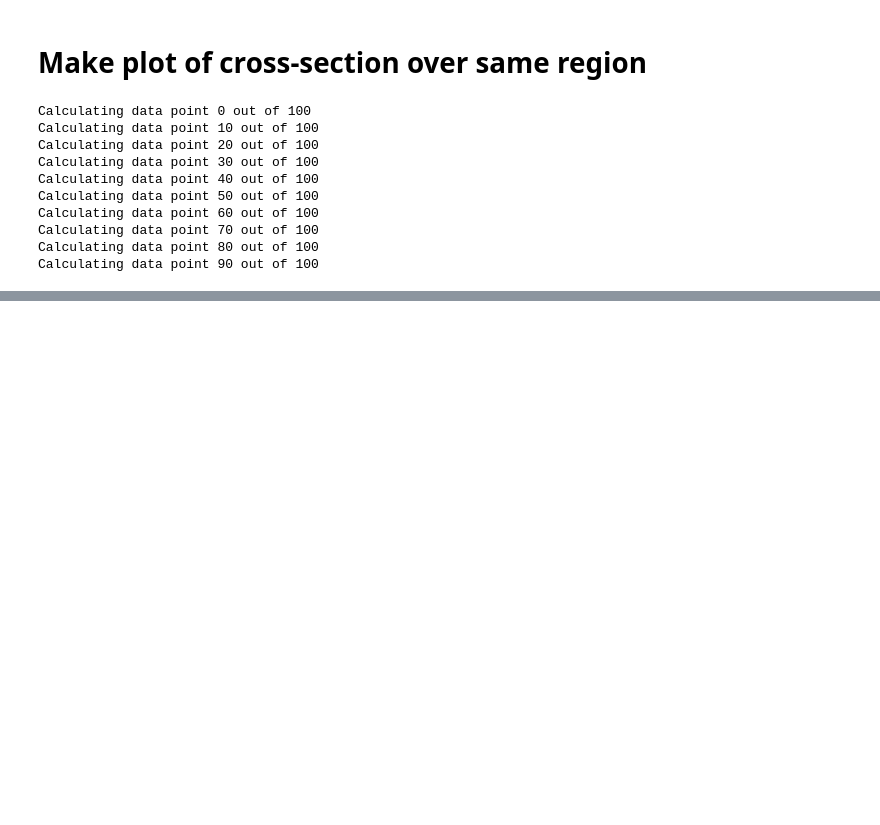
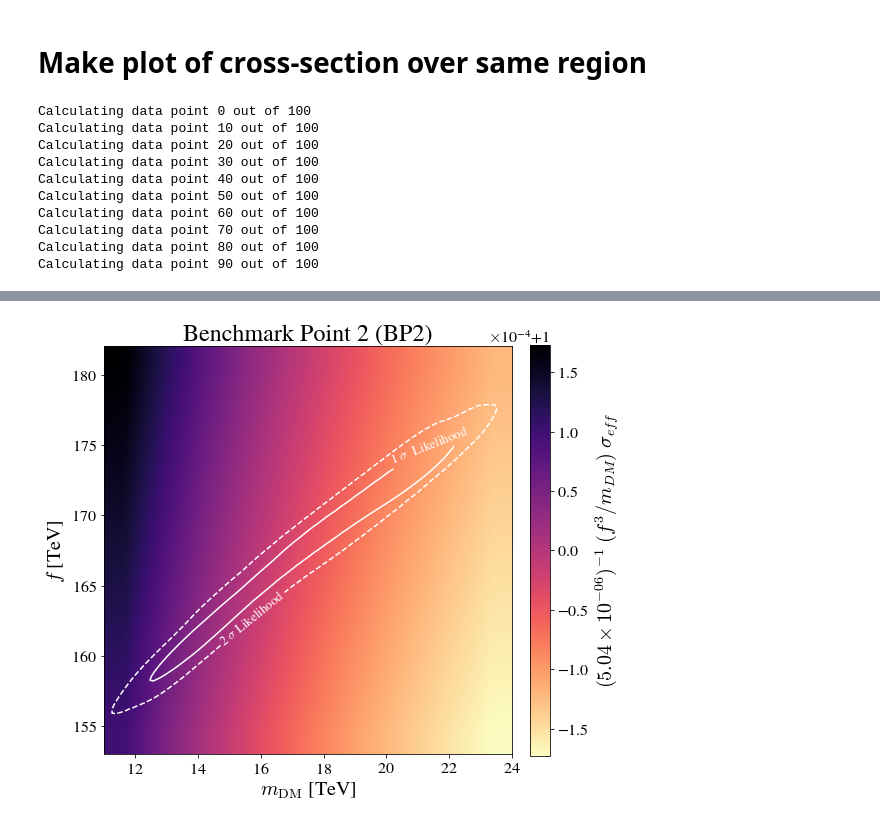
Before and after one commit to jnhoward/SU2LDM_public, a Jupyter notebook: makePaperPlots.ipynb, the cells around one changed output, grey strips where cells are left out. Saved outputs shown, nothing was run; the diff lists cells and outputs as text; code cells hidden in the pictures; blank space fills up the shorter version.

```diff
--- a/makePaperPlots.ipynb
+++ b/makePaperPlots.ipynb
@@ -383,0 +441,22 @@ print(calcM1Aeff(**kwargs))
+# %%
+#-- Set stylistic elements of plot --#
+plotName = 'paperPlots/%s_ratio.pdf'%PLOTRANGE
+
+if PLOTRANGE == 'BP1' or PLOTRANGE == 'BP2':
+    ratioPlotArgs = {'plotTitle': plotTitle,
+                      'zAxisTitle': r'%s'%zAxisTitle,
+                      'xAxisTitle': r'$m_{\rm DM}$ [TeV]',
+                      'yAxisTitle': r'$f$ [TeV]',
+                      'cmap': 'magma',#'gnuplot'
+                      'contourLineColor': 'white'}
+else:
+    ratioPlotArgs = {'plotTitle': plotTitle,
+                      'zAxisTitle': r'$\frac{f^3 \sigma_{eff}}{m_{DM}}$',
+                      'xAxisTitle': r'$m_{\rm DM}$ [TeV]',
+                      'yAxisTitle': r'$f$ [TeV]',
+                      'cmap': 'magma',#'gnuplot'
+                      'contourLineColor': 'white'}
+# %%
+plotAeff(m1AeffDict["mD"], m1AeffDict["fpi"], Z, axisRange, ratioPlotArgs, likelihoodDict, plotName=plotName)
+# %% [output]
+[figure, added]
```
Also changed, not shown: parts of 18 cells of this notebook, 13 other files.
